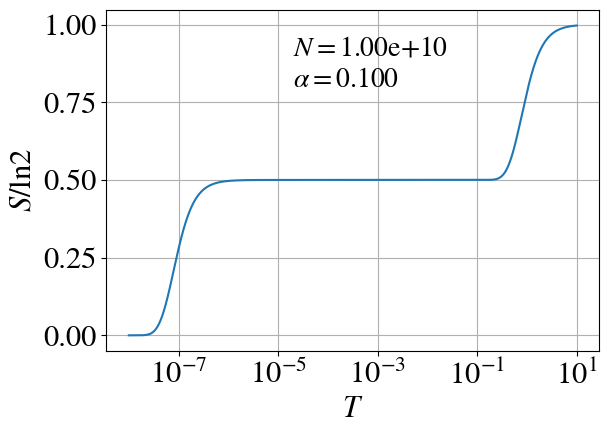
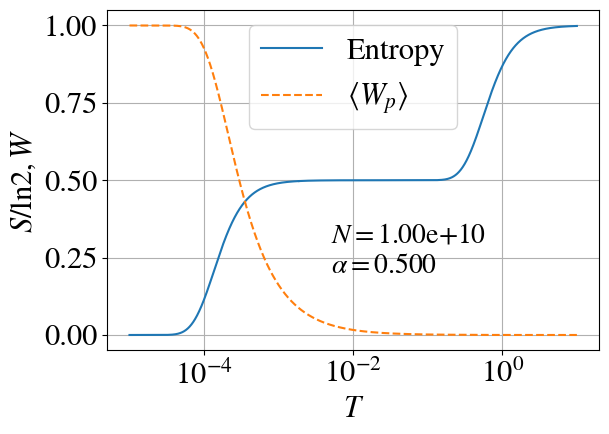
The change to this notebook cell's code, shown as a diff; its figure went from the first image to the second:
--- before
+++ after
@@ -1,12 +1,15 @@
-tscale = np.concatenate((np.linspace(start=1e-8, stop=1e-5, num=int(1e7))
-                         , np.linspace(start=1e-5, stop=1e1, num=int(1e4))))
+tscale = np.concatenate((np.linspace(start=1e-5, stop=1e-2, num=int(1e6))
+                         , np.linspace(start=1e-2, stop=1e1, num=int(1e4))))
 entropydata = entropy(T=tscale)/ N / np.log(2)
+fluxdata = flux_expec(T=tscale)
 
-plt.semilogx(tscale, entropydata)
+plt.semilogx(tscale, entropydata, label='Entropy')
+plt.semilogx(tscale, fluxdata, '--', label= r'$\langle W_p\rangle$')
 plt.xlabel(r'$T$')
-plt.ylabel(r'$S/\mathrm{ln} 2$')
-plt.text(.00002, .8, r'$\alpha=$' + '%.3f'%a, fontsize=20)
-plt.text(.00002, .9, r'$N=$' + '%.2e'%N, fontsize=20)
+plt.ylabel(r'$S/\mathrm{ln} 2, W$')
+plt.text(.005, .2, r'$\alpha=$' + '%.3f'%a, fontsize=20)
+plt.text(.005, .3, r'$N=$' + '%.2e'%N, fontsize=20)
 plt.grid()
+plt.legend()
 
 plt.tight_layout()

Commit: Add the computation of flux expectation value